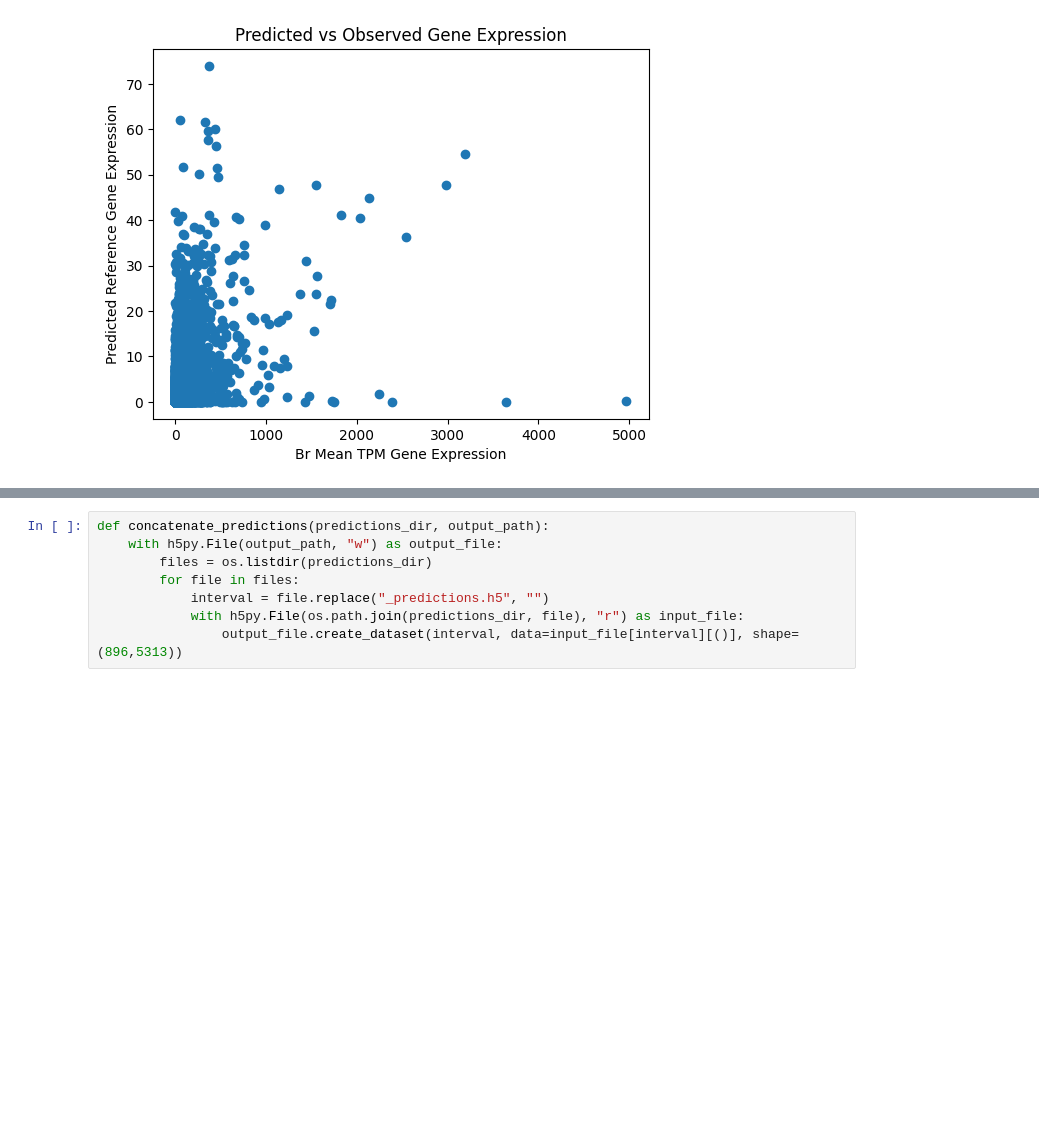
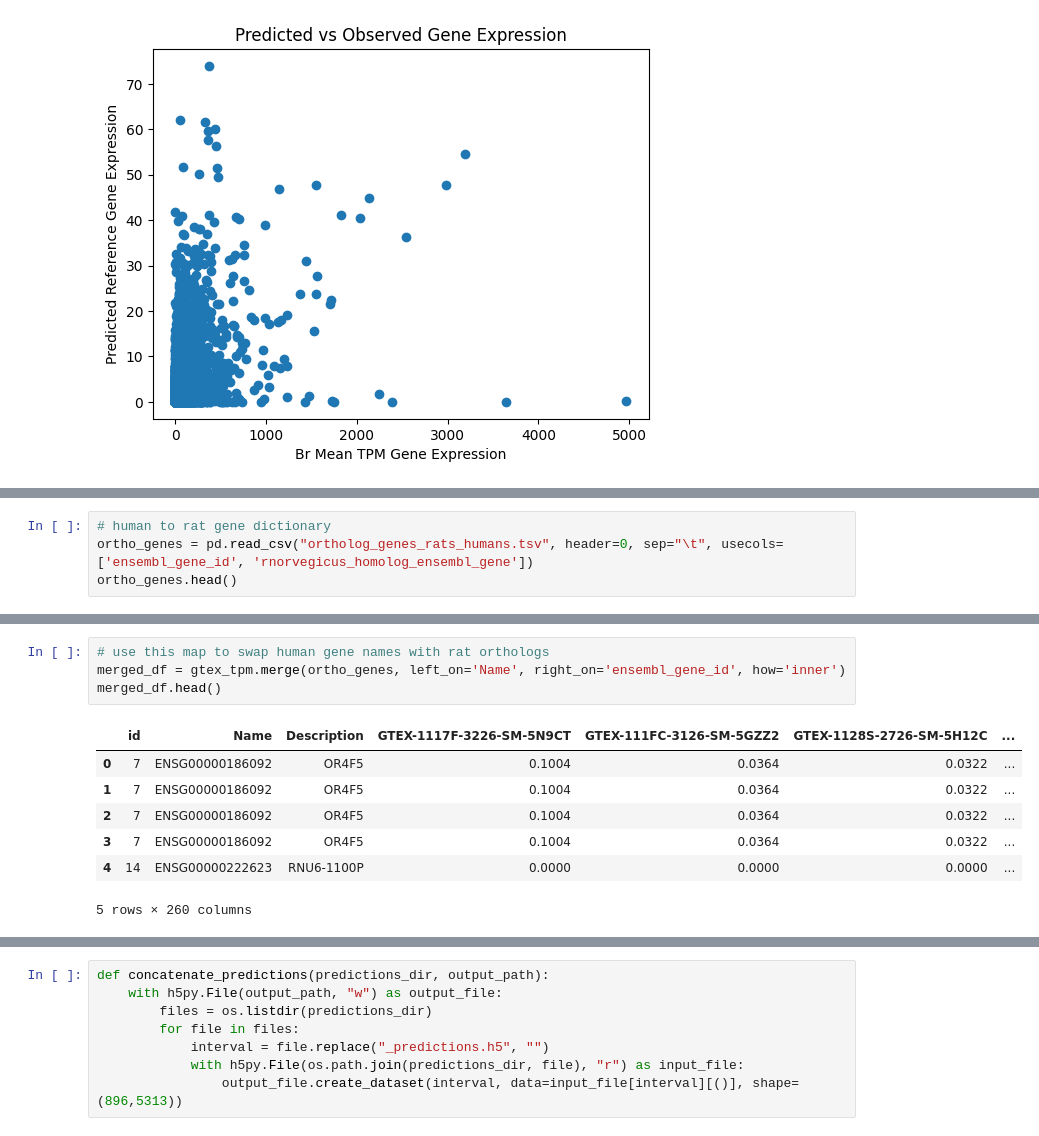
Before and after one commit to hakyimlab/sabrina-deep-learning-in-genomics, a Jupyter notebook: posts/2023-08-10-correlation-across-genes/index.ipynb, the cells around one changed output, grey strips where cells are left out. Cells and saved outputs as stored; diff of their text form; blank space fills up the shorter version.

```diff
--- a/posts/2023-08-10-correlation-across-genes/index.ipynb
+++ b/posts/2023-08-10-correlation-across-genes/index.ipynb
@@ -156,0 +160,4 @@ plt.show()
+# %%
+# human to rat gene dictionary
+ortho_genes = pd.read_csv("ortholog_genes_rats_humans.tsv", header=0, sep="\t", usecols=['ensembl_gene_id', 'rnorvegicus_homolog_ensembl_gene'])
+ortho_genes.head()
@@ -156,0 +171,12 @@ plt.show()
+# %%
+# use this map to swap human gene names with rat orthologs
+merged_df = gtex_tpm.merge(ortho_genes, left_on='Name', right_on='ensembl_gene_id', how='inner')
+merged_df.head()
+# %% [output]
+|  | id | Name | Description | GTEX-1117F-3226-SM-5N9CT | GTEX-111FC-3126-SM-5GZZ2 | GTEX-1128S-2726-SM-5H12C | ... |
+| 0 | 7 | ENSG00000186092 | OR4F5 | 0.1004 | 0.0364 | 0.0322 | ... |
+| 1 | 7 | ENSG00000186092 | OR4F5 | 0.1004 | 0.0364 | 0.0322 | ... |
+| 2 | 7 | ENSG00000186092 | OR4F5 | 0.1004 | 0.0364 | 0.0322 | ... |
+| 3 | 7 | ENSG00000186092 | OR4F5 | 0.1004 | 0.0364 | 0.0322 | ... |
+| 4 | 14 | ENSG00000222623 | RNU6-1100P | 0.0000 | 0.0000 | 0.0000 | ... |
+5 rows × 260 columns
```
Also changed, not shown: parts of 14 cells of this notebook, 9 other files.
